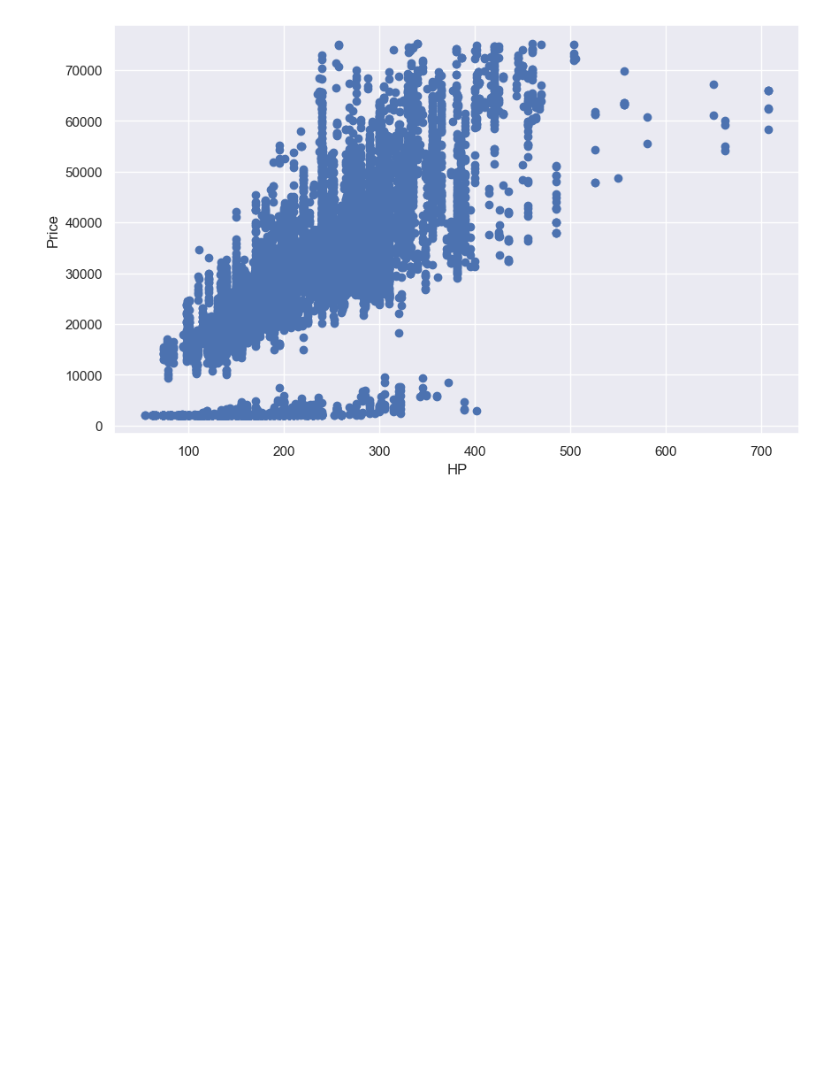
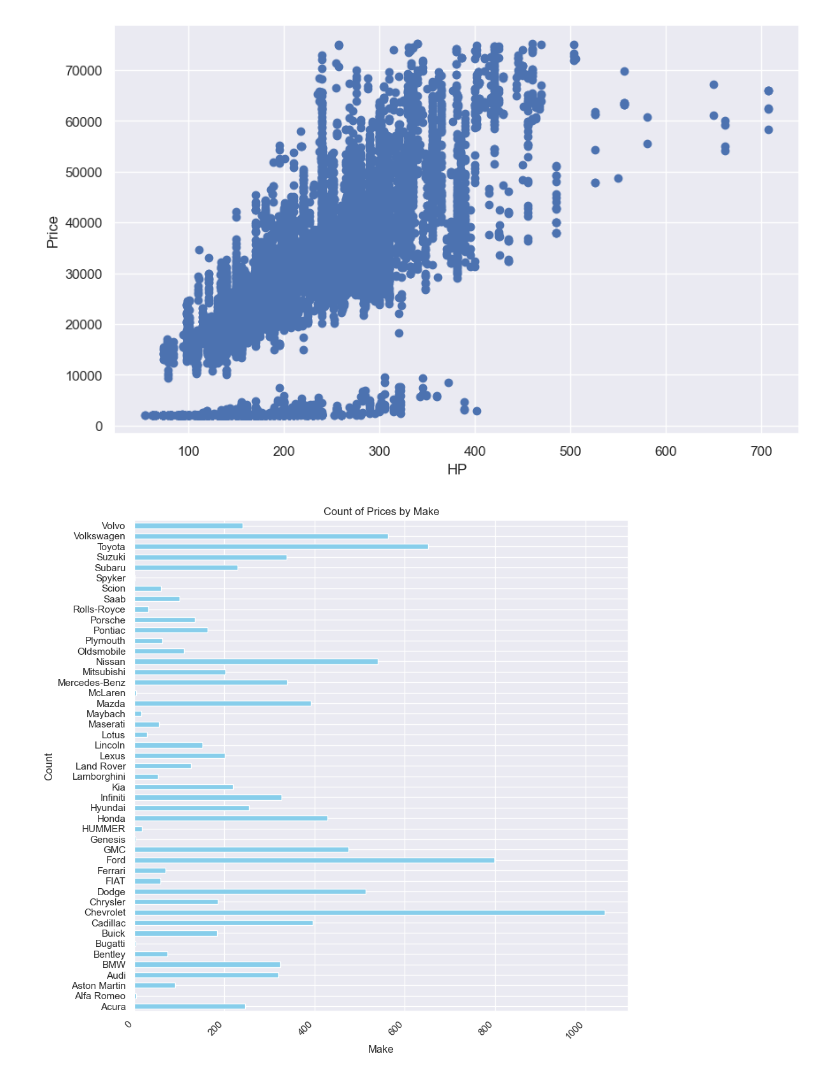
Before and after one commit to Hamxa777/Exploratory_Data_Analysis_Car_Dataset, a Jupyter notebook: Exploratory_Data_Analysis_Car_Dataset by Hamxa777.ipynb, the cells around one changed output. Saved outputs shown, nothing was run; the diff lists cells and outputs as text; code cells hidden in the pictures; blank space fills up the shorter version.

```diff
--- a/Exploratory_Data_Analysis_Car_Dataset by Hamxa777.ipynb
+++ b/Exploratory_Data_Analysis_Car_Dataset by Hamxa777.ipynb
@@ -265,3 +265,18 @@ ax.set_ylabel('Price')
 plt.show()
 # %% [output]
 [figure]
+# %%
+ndf = df.groupby(['Make'])['Price'].count()
+
+ndf.plot(kind='barh', figsize=(10, 10), color='skyblue')
+
+# Customize the plot
+plt.title('Count of Prices by Make')
+plt.xlabel('Make')
+plt.ylabel('Count')
+plt.xticks(rotation=45, ha='right')  # Adjust rotation for better readability
+
+# Show the plot
+plt.show()
+# %% [output]
+[figure, added]
```
